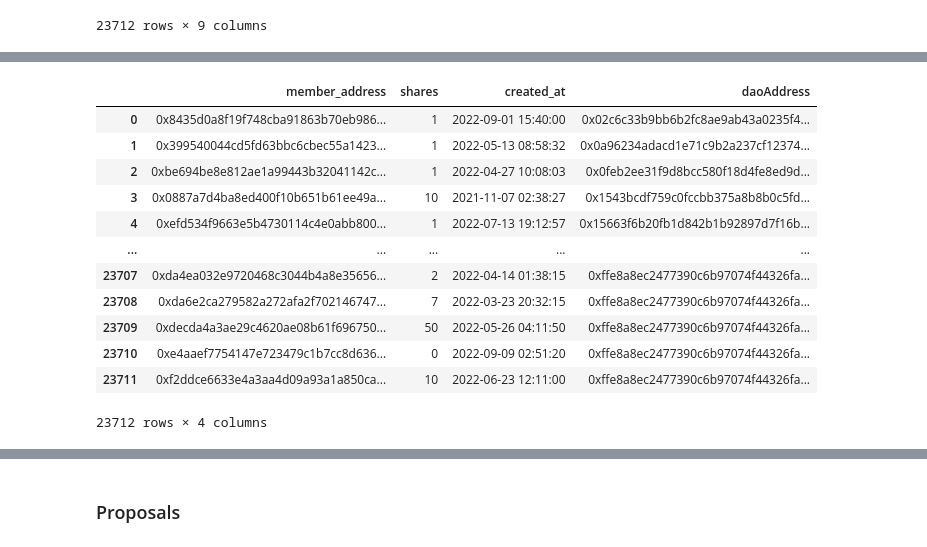
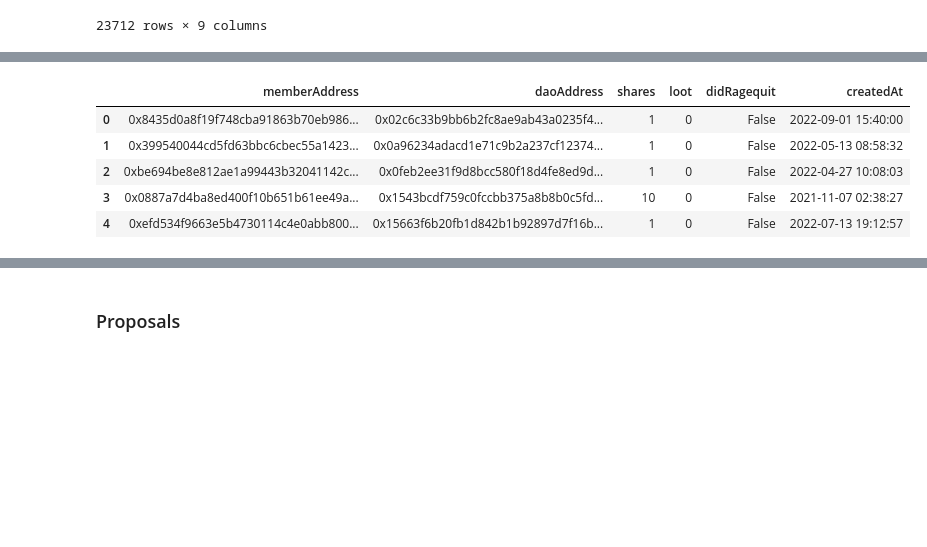
Before and after one commit to Grasia/semantic-web3-dao, a Jupyter notebook: knowledge_graph/KnowledgeGraph-Web3-DAO.ipynb, the cells around one changed output, grey strips where cells are left out. Saved outputs shown, nothing was run; the diff lists cells and outputs as text; code cells hidden in the pictures; blank space fills up the shorter version.

```diff
--- a/knowledge_graph/KnowledgeGraph-Web3-DAO.ipynb
+++ b/knowledge_graph/KnowledgeGraph-Web3-DAO.ipynb
@@ -144,0 +110,3 @@ daos_df[daos_df.id == '0xf8484b3d9e8189d4743b0ecf35a87c58b76cee7b']
+# %%
+# Delete one of them in order to clean data.
+daos_df.drop(3270, inplace=True)
@@ -144,0 +118,2 @@ daos_df[daos_df.id == '0xf8484b3d9e8189d4743b0ecf35a87c58b76cee7b']
+# %%
+daos_df.reset_index(inplace =True, drop = True)
@@ -145,4 +135,4 @@ daos_df[daos_df.id == '0xf8484b3d9e8189d4743b0ecf35a87c58b76cee7b']
 # %%
-daos_df = daos_df[["molochAddress", "name", "version", "network", "createdAt"]]
+daos_df = daos_df[["molochAddress", "name", "network", "createdAt"]]
 daos_df.head()
 # %% [output]
@@ -323,3 +270,2 @@ dao_members_df
 # %%
-dao_members_df = dao_members_df[["memberAddress", "shares", "createdAt", "molochAddress"]]
-dao_members_df
+dao_members_df = dao_members_df[["memberAddress", "molochAddress", "shares", "loot", "didRagequit", "createdAt"]]
@@ -340,20 +272,12 @@ dao_members_df
 # %%
-dao_members_df.rename(columns = {'molochAddress':'daoAddress', 'memberAddress':'member_address',
-                                 'createdAt':'created_at'}, inplace = True)
-dao_members_df
+dao_members_df.rename(columns = {'molochAddress':'daoAddress'}, inplace = True)
+dao_members_df.head()
 # %% [output]
-|  | member_address | shares | created_at | daoAddress |
-| 0 | 0x8435d0a8f19f748cba91863b70eb986... | 1 | 2022-09-01 15:40:00 | 0x02c6c33b9bb6b2fc8ae9ab43a0235f4... |
-| 1 | 0x399540044cd5fd63bbc6cbec55a1423... | 1 | 2022-05-13 08:58:32 | 0x0a96234adacd1e71c9b2a237cf12374... |
-| 2 | 0xbe694be8e812ae1a99443b32041142c... | 1 | 2022-04-27 10:08:03 | 0x0feb2ee31f9d8bcc580f18d4fe8ed9d... |
-| 3 | 0x0887a7d4ba8ed400f10b651b61ee49a... | 10 | 2021-11-07 02:38:27 | 0x1543bcdf759c0fccbb375a8b8b0c5fd... |
-| 4 | 0xefd534f9663e5b4730114c4e0abb800... | 1 | 2022-07-13 19:12:57 | 0x15663f6b20fb1d842b1b92897d7f16b... |
-| ... | ... | ... | ... | ... |
-| 23707 | 0xda4ea032e9720468c3044b4a8e35656... | 2 | 2022-04-14 01:38:15 | 0xffe8a8ec2477390c6b97074f44326fa... |
-| 23708 | 0xda6e2ca279582a272afa2f702146747... | 7 | 2022-03-23 20:32:15 | 0xffe8a8ec2477390c6b97074f44326fa... |
-| 23709 | 0xdecda4a3ae29c4620ae08b61f696750... | 50 | 2022-05-26 04:11:50 | 0xffe8a8ec2477390c6b97074f44326fa... |
-| 23710 | 0xe4aaef7754147e723479c1b7cc8d636... | 0 | 2022-09-09 02:51:20 | 0xffe8a8ec2477390c6b97074f44326fa... |
-| 23711 | 0xf2ddce6633e4a3aa4d09a93a1a850ca... | 10 | 2022-06-23 12:11:00 | 0xffe8a8ec2477390c6b97074f44326fa... |
+|  | memberAddress | daoAddress | shares | loot | didRagequit | createdAt |
+| 0 | 0x8435d0a8f19f748cba91863b70eb986... | 0x02c6c33b9bb6b2fc8ae9ab43a0235f4... | 1 | 0 | False | 2022-09-01 15:40:00 |
+| 1 | 0x399540044cd5fd63bbc6cbec55a1423... | 0x0a96234adacd1e71c9b2a237cf12374... | 1 | 0 | False | 2022-05-13 08:58:32 |
+| 2 | 0xbe694be8e812ae1a99443b32041142c... | 0x0feb2ee31f9d8bcc580f18d4fe8ed9d... | 1 | 0 | False | 2022-04-27 10:08:03 |
+| 3 | 0x0887a7d4ba8ed400f10b651b61ee49a... | 0x1543bcdf759c0fccbb375a8b8b0c5fd... | 10 | 0 | False | 2021-11-07 02:38:27 |
+| 4 | 0xefd534f9663e5b4730114c4e0abb800... | 0x15663f6b20fb1d842b1b92897d7f16b... | 1 | 0 | False | 2022-07-13 19:12:57 |
-23712 rows × 4 columns
 # %%
 dao_members_df.reset_index(inplace = True, drop = True)
```
Also changed, not shown: parts of 51 cells of this notebook.
